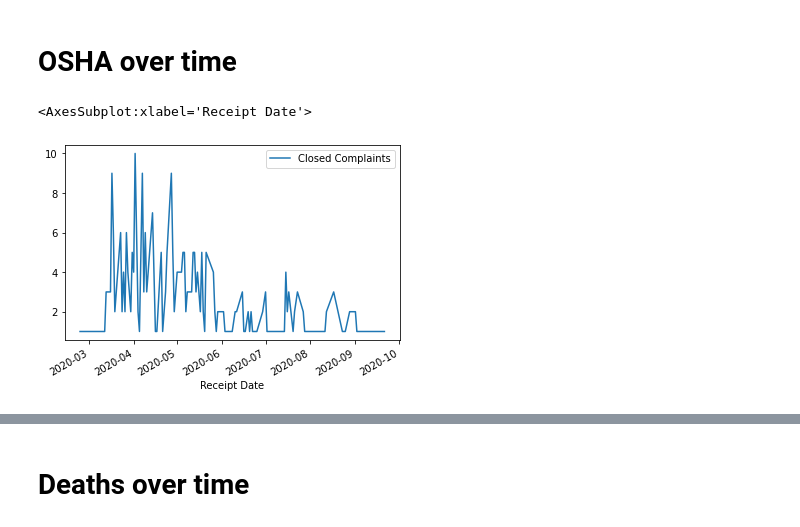
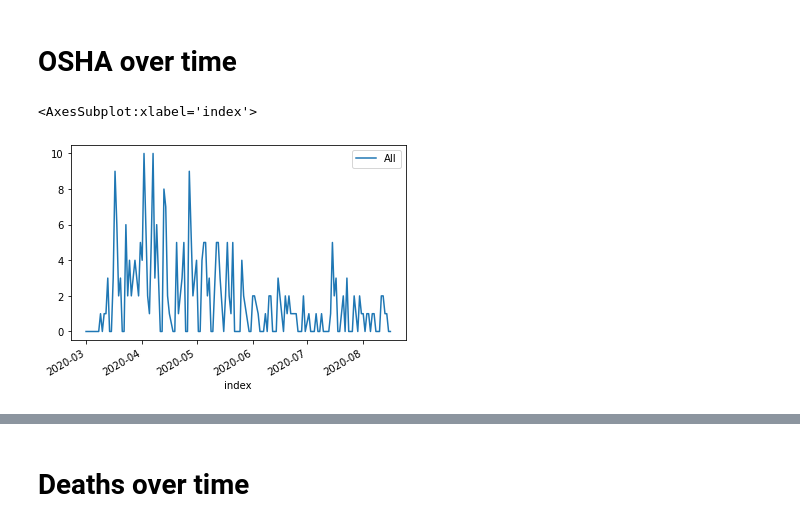
Before and after one commit to kpananjady/OSHA, a Jupyter notebook: OSHA preliminary analysis.ipynb, the cells around one changed output, grey strips where cells are left out. Drawn from its saved outputs; the diff is of its cells as text; code cells hidden in the pictures.

```diff
--- a/OSHA preliminary analysis.ipynb
+++ b/OSHA preliminary analysis.ipynb
@@ -110,10 +256,10 @@ df_complaints_over_time_by_industry = pd.DataFrame(df_ct_2.groupby(by=['Receipt
 # OSHA over time
 # %%
 #since March
-# %%
-df_complaints_over_time.plot(x='Receipt Date', y='Closed Complaints')
-# %% [output]
-<AxesSubplot:xlabel='Receipt Date'>
-[figure, removed]
+# %%
+df_all_complaints_over_time.plot(x='index', y='All')
+# %% [output]
+<AxesSubplot:xlabel='index'>
+[figure, added]
 # %%
 #healthcare, medical
```
Also changed, not shown: parts of 40 cells of this notebook, 1 other file.
